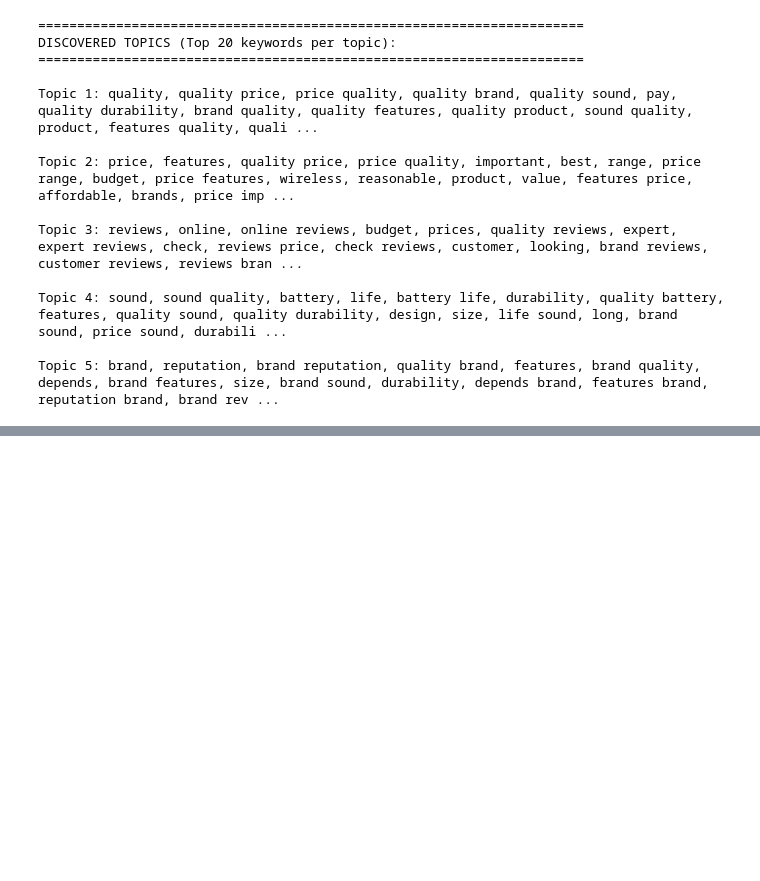
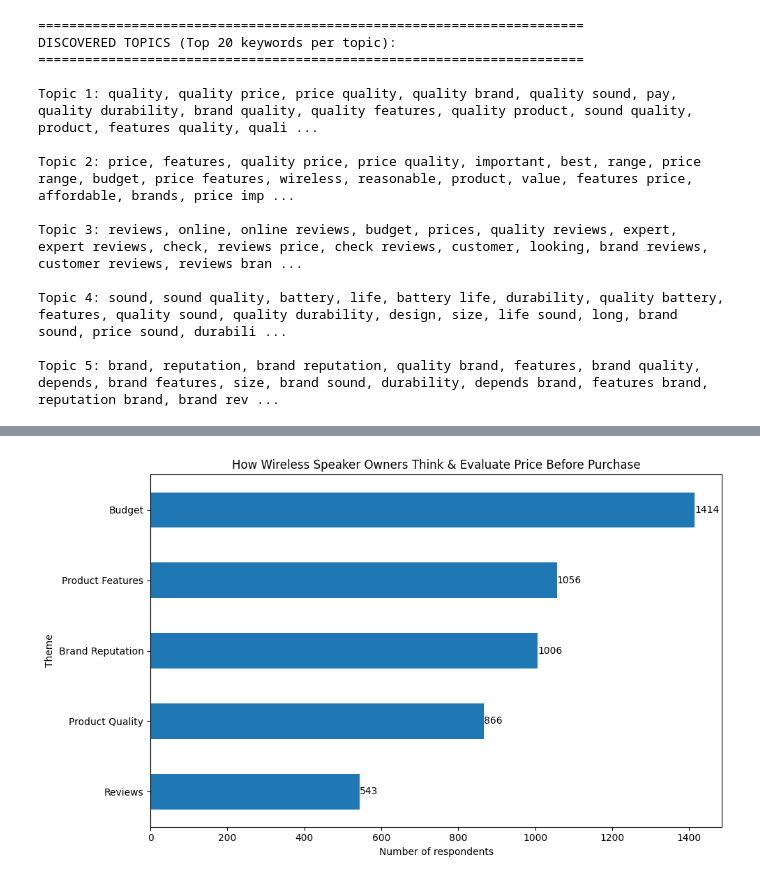
Before and after one commit to uwn-online/Customer-insight-analysis, a Jupyter notebook: notebooks/customer_insight_analysis.ipynb, the cells around one changed output, grey strips where cells are left out. Cells and saved outputs as stored; diff of their text form; code cells hidden in the pictures; blank space fills up the shorter version.

Commit message:
Add segmentation analysis

```diff
--- a/notebooks/customer_insight_analysis.ipynb
+++ b/notebooks/customer_insight_analysis.ipynb
@@ -19,7 +19,7 @@ warnings.filterwarnings("ignore")
 # %% [markdown]
 Data loading
 # %%
-df = pd.read_csv(r"C:\users\adachukwu\onedrive\desktop\GitHub Repositories\Customer-insight-analysis\data\Customer insight review.csv")
+df = pd.read_csv("../data/Customer insight review.csv")
 # %%
 df.head(5)
 # %%
@@ -645,0 +716,2 @@ Topic 5: brand, reputation, brand reputation, quality brand, features, brand qua
+# %%
+df_users["matched_themes"] = df_users['text_for_sentiment'].apply(lambda x: assign_themes(x, theme_codebook))
@@ -645,0 +727,11 @@ Topic 5: brand, reputation, brand reputation, quality brand, features, brand qua
+# %%
+# Theme distributions amongst respondents
+
+all_themes = [theme for themes_list in df_users['matched_themes'] for theme in themes_list] #flattens list of lists to extract each theme.
+theme_counts = Counter(all_themes)
+
+print("\n" + "="*50)
+print("Theme Distribution:")
+print("="*50)
+for theme, count in theme_counts.most_common():
+    print(f"{theme}: {count} reviews")
@@ -645,0 +747,22 @@ Topic 5: brand, reputation, brand reputation, quality brand, features, brand qua
+# %%
+# Visualise the distribution
+
+theme_df = pd.DataFrame(theme_counts.most_common(), columns=['Theme', 'Count'])
+theme_df = theme_df.sort_values('Count', ascending=True)
+
+ax = theme_df.plot(
+    x='Theme',
+    y='Count',
+    kind='barh',
+    title='How Wireless Speaker Owners Think & Evaluate Price Before Purchase',
+    xlabel='Number of respondents',
+    legend=False,
+    figsize=(10,6)
+)
+
+ax.bar_label(ax.containers[0], fmt="%.0f")
+
+plt.tight_layout()
+plt.show()
+# %% [output]
+[figure, added]
```
Also changed, not shown: parts of 10 cells of this notebook.
